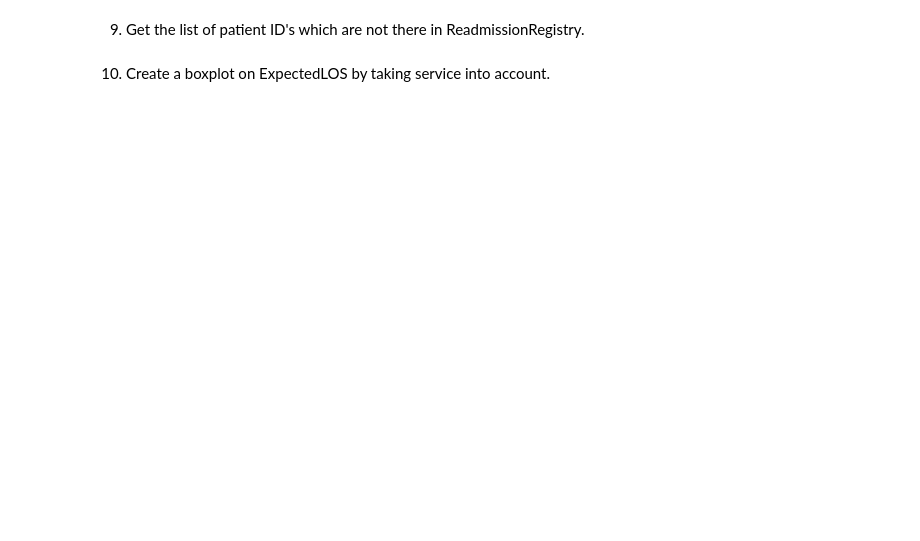
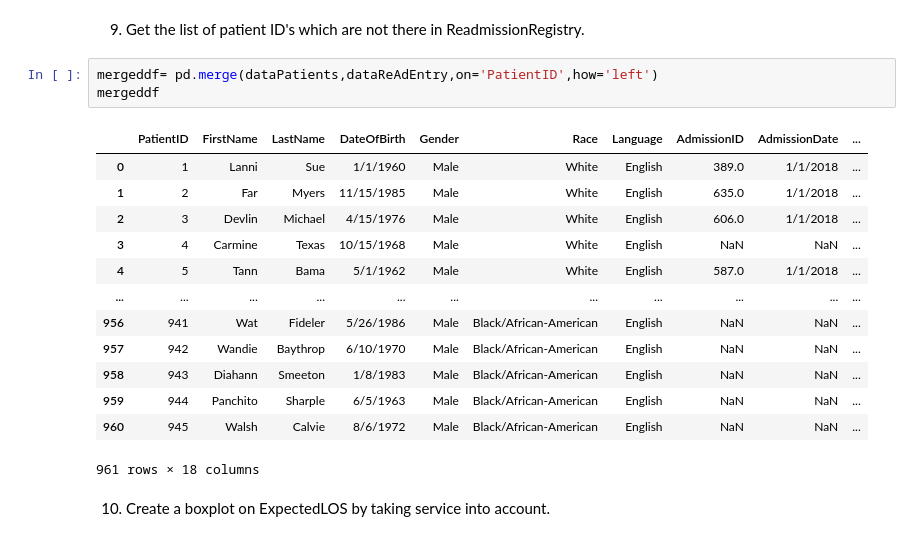
Before and after one commit to PoovithaJayaprakash/Mighty-Pythons, a Jupyter notebook: Mighty-Pythons.ipynb, the cells around one changed output. Cells and saved outputs as stored; diff of their text form; blank space fills up the shorter version.

```diff
--- a/Mighty-Pythons.ipynb
+++ b/Mighty-Pythons.ipynb
@@ -21,4 +53,21 @@ To enable screen reader support, press Ctrl+Alt+Z To learn about keyboard shortc
 # %% [markdown]
 9. Get the list of patient ID's which are not there in ReadmissionRegistry.
+# %%
+mergeddf= pd.merge(dataPatients,dataReAdEntry,on='PatientID',how='left')
+mergeddf
+# %% [output]
+|  | PatientID | FirstName | LastName | DateOfBirth | Gender | Race | Language | AdmissionID | AdmissionDate | ... |
+| 0 | 1 | Lanni | Sue | 1/1/1960 | Male | White | English | 389.0 | 1/1/2018 | ... |
+| 1 | 2 | Far | Myers | 11/15/1985 | Male | White | English | 635.0 | 1/1/2018 | ... |
+| 2 | 3 | Devlin | Michael | 4/15/1976 | Male | White | English | 606.0 | 1/1/2018 | ... |
+| 3 | 4 | Carmine | Texas | 10/15/1968 | Male | White | English | NaN | NaN | ... |
+| 4 | 5 | Tann | Bama | 5/1/1962 | Male | White | English | 587.0 | 1/1/2018 | ... |
+| ... | ... | ... | ... | ... | ... | ... | ... | ... | ... | ... |
+| 956 | 941 | Wat | Fideler | 5/26/1986 | Male | Black/African-American | English | NaN | NaN | ... |
+| 957 | 942 | Wandie | Baythrop | 6/10/1970 | Male | Black/African-American | English | NaN | NaN | ... |
+| 958 | 943 | Diahann | Smeeton | 1/8/1983 | Male | Black/African-American | English | NaN | NaN | ... |
+| 959 | 944 | Panchito | Sharple | 6/5/1963 | Male | Black/African-American | English | NaN | NaN | ... |
+| 960 | 945 | Walsh | Calvie | 8/6/1972 | Male | Black/African-American | English | NaN | NaN | ... |
+961 rows × 18 columns
 # %% [markdown]
 10. Create a boxplot on ExpectedLOS by taking service into account.
```
Also changed, not shown: parts of 5 cells of this notebook.
